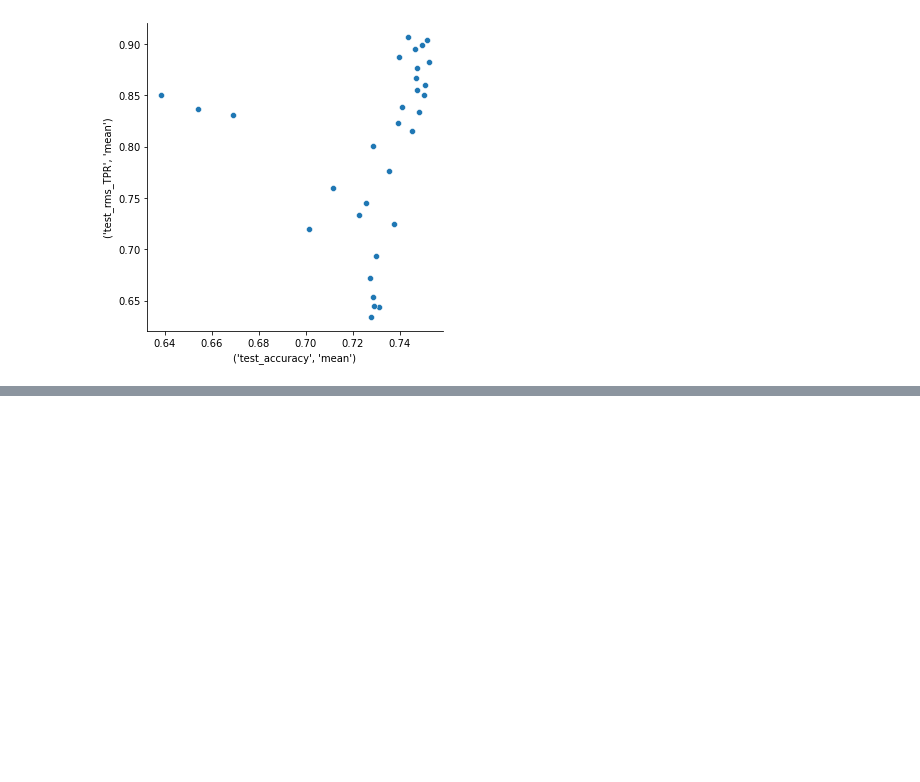
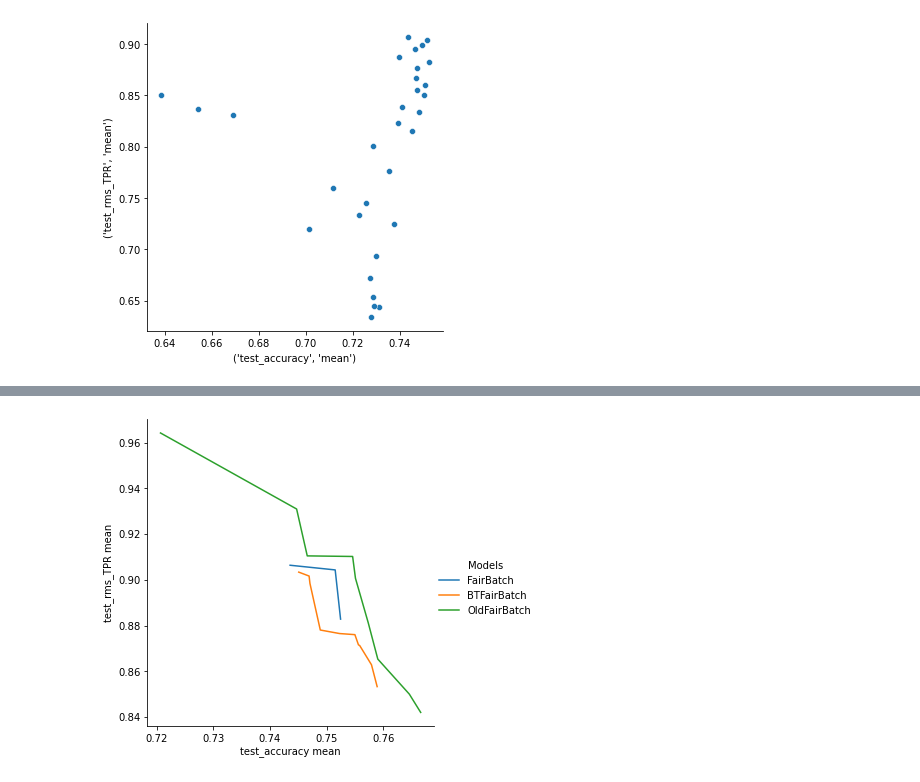
Before and after one commit to Libr-AI/fairlib, a Jupyter notebook: analysis/Moji_model_selection.ipynb, the cells around one changed output, grey strips where cells are left out. Saved outputs shown, nothing was run; the diff lists cells and outputs as text; code cells hidden in the pictures; blank space fills up the shorter version.

```diff
--- a/analysis/Moji_model_selection.ipynb
+++ b/analysis/Moji_model_selection.ipynb
@@ -185,0 +201,13 @@ _final_df = model_comparasion(
+# %%
+_results_dict = {
+    "FairBatch": Moji_FairBatch_df,
+    "BTFairBatch": Moji_BTFairBatch_df,
+    "OldFairBatch":Moji_OldFairBatch_df,
+}
+
+_final_df = model_comparasion(
+    results_dict = _results_dict,
+    pareto_selection="test",
+    )
+# %% [output]
+[figure, added]
```
Also changed, not shown: parts of 4 cells of this notebook, 2 other files.
